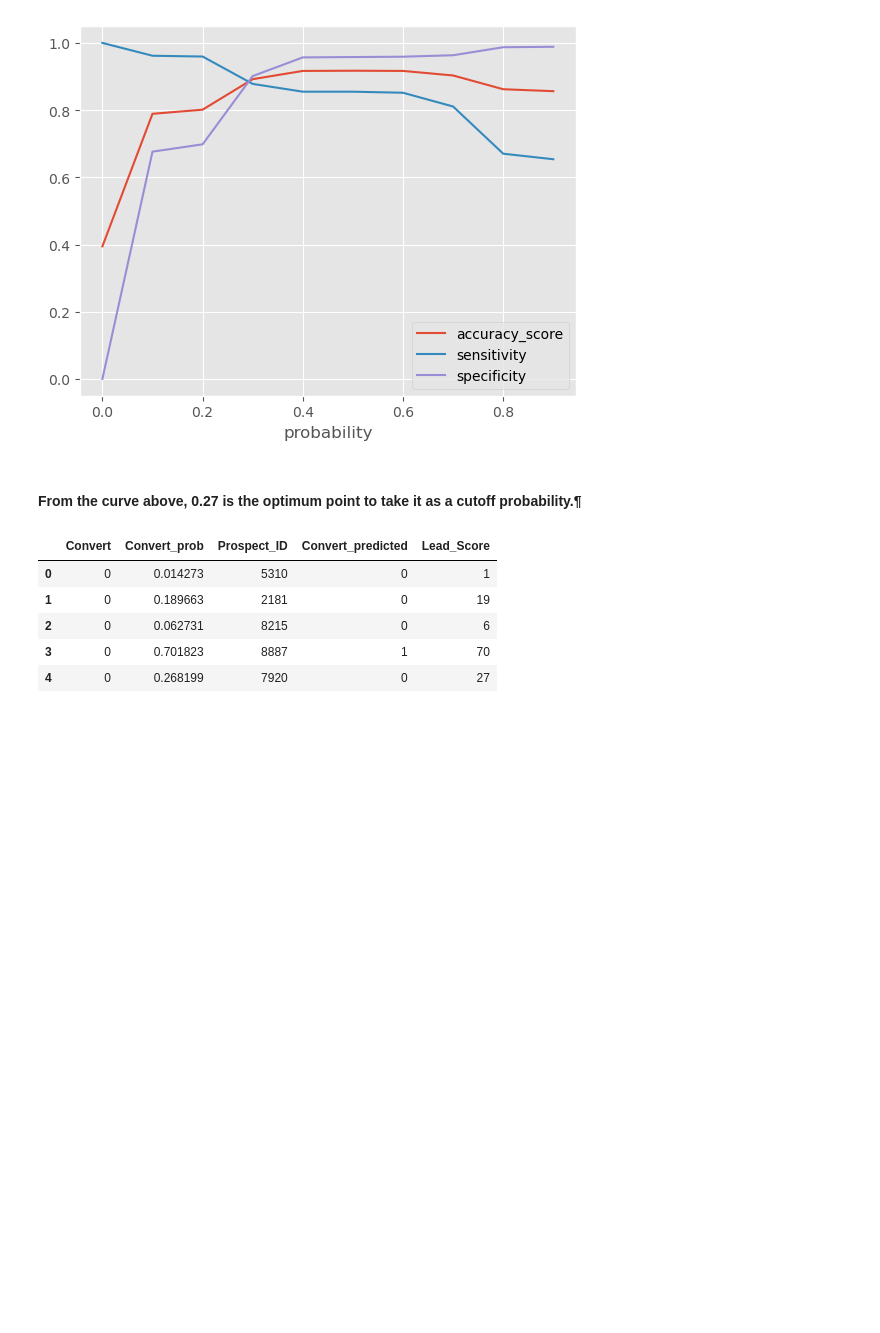
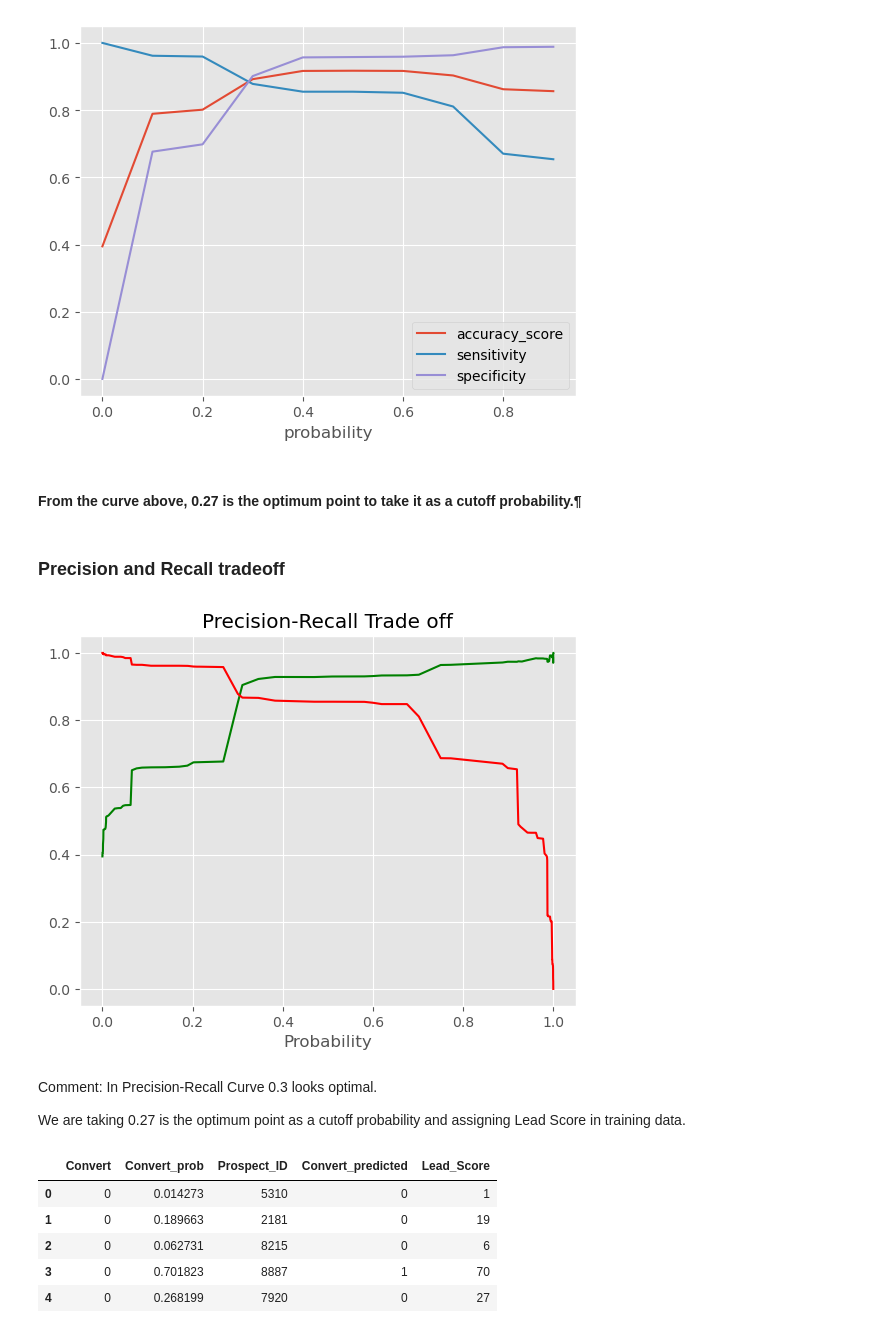
Before and after one commit to aarsin/Lead_Score, a Jupyter notebook: Lead_scoring.ipynb, the cells around one changed output. Drawn from its saved outputs; the diff is of its cells as text; code cells hidden in the pictures; blank space fills up the shorter version.

Commit message:
added prec-recal curve

```diff
--- a/Lead_scoring.ipynb
+++ b/Lead_scoring.ipynb
@@ -1055,6 +1055,23 @@ plt.show()
 [figure]
 # %% [markdown]
 #### From the curve above, 0.27 is the optimum point to take it as a cutoff probability.¶
+# %% [markdown]
+### Precision and Recall tradeoff
+# %%
+from sklearn.metrics import precision_recall_curve
+p, r, thresholds = precision_recall_curve(y_train_pred_final.Convert, y_train_pred_final.Convert_prob)
+plt.plot(thresholds, p[:-1], "g-")
+plt.plot(thresholds, r[:-1], "r-")
+plt.xlabel("Probability")
+plt.title("Precision-Recall Trade off")
+plt.show()
+# %% [output]
+[figure, added]
+# %% [markdown]
+Comment:
+In Precision-Recall Curve 0.3 looks optimal.
+
+We are taking 0.27 is the optimum point as a cutoff probability and assigning Lead Score in training data.
 # %%
 y_train_pred_final = y_train_pred_final[['Convert','Convert_prob','Prospect_ID']]
 y_train_pred_final['Convert_predicted'] = y_train_pred_final.Convert_prob.map(lambda x: 1 if x>.27 else 0)
```
Also changed, not shown: parts of 4 cells of this notebook.
